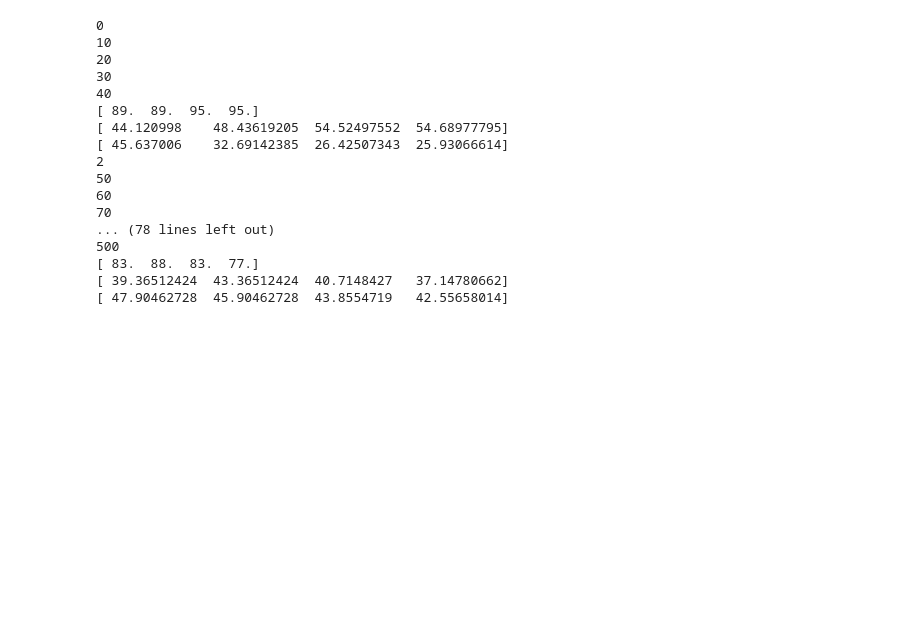
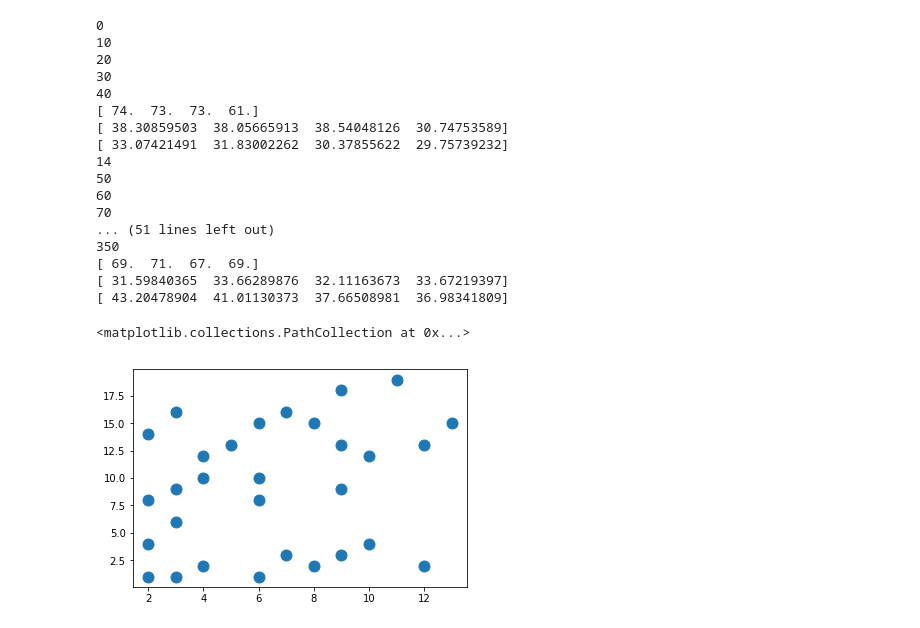
Before and after one commit to killdary/genetic_algorithm_route_calculation, a Jupyter notebook: Untitled.ipynb, the cells around one changed output. Saved outputs shown, nothing was run; the diff lists cells and outputs as text; code cells hidden in the pictures; blank space fills up the shorter version.

```diff
--- a/Untitled.ipynb
+++ b/Untitled.ipynb
@@ -7,10 +7,10 @@ from GA_SnakSack import GA_SnakSack
 x = GA_SnakSack()
 
 a,b,c,d,e = x.ga(size_generation=2000,
-                 size_population=300,
-                 num_generation_limit = 300,
-                 max_weight=100,
-                 max_coust=50,
+                 size_population=800,
+                 num_generation_limit = 200,
+                 max_weight=5000,
+                 max_coust=35,
                  towns_list='./novas_cidades_3.txt',
                  weight_list='./novos_premios_3.txt',
                  begin_deposit=0)
@@ -20,15 +20,15 @@ a,b,c,d,e = x.ga(size_generation=2000,
 20
 30
 40
-[ 89.  89.  95.  95.]
-[ 44.120998    48.43619205  54.52497552  54.68977795]
-[ 45.637006    32.69142385  26.42507343  25.93066614]
-2
+[ 74.  73.  73.  61.]
+[ 38.30859503  38.05665913  38.54048126  30.74753589]
+[ 33.07421491  31.83002262  30.37855622  29.75739232]
+14
 50
 60
 70
-... (78 lines left out)
-500
-[ 83.  88.  83.  77.]
-[ 39.36512424  43.36512424  40.7148427   37.14780662]
-[ 47.90462728  45.90462728  43.8554719   42.55658014]
+... (51 lines left out)
+350
+[ 69.  71.  67.  69.]
+[ 31.59840365  33.66289876  32.11163673  33.67219397]
+[ 43.20478904  41.01130373  37.66508981  36.98341809]
@@ -37,3 +35,9 @@ a,b,c,d,e = x.ga(size_generation=2000,
+# %%
+plt.figure()
+plt.scatter(x.mapa[:, 0], x.mapa[:, 1], s=120)
+# %% [output]
+<matplotlib.collections.PathCollection at 0x...>
+[figure, added]
 # %%
 for i in range(len(a)):
     x.plota_rotas(x.mapa,a[i])
```
Also changed, not shown: parts of 11 cells of this notebook, 18 other files.
